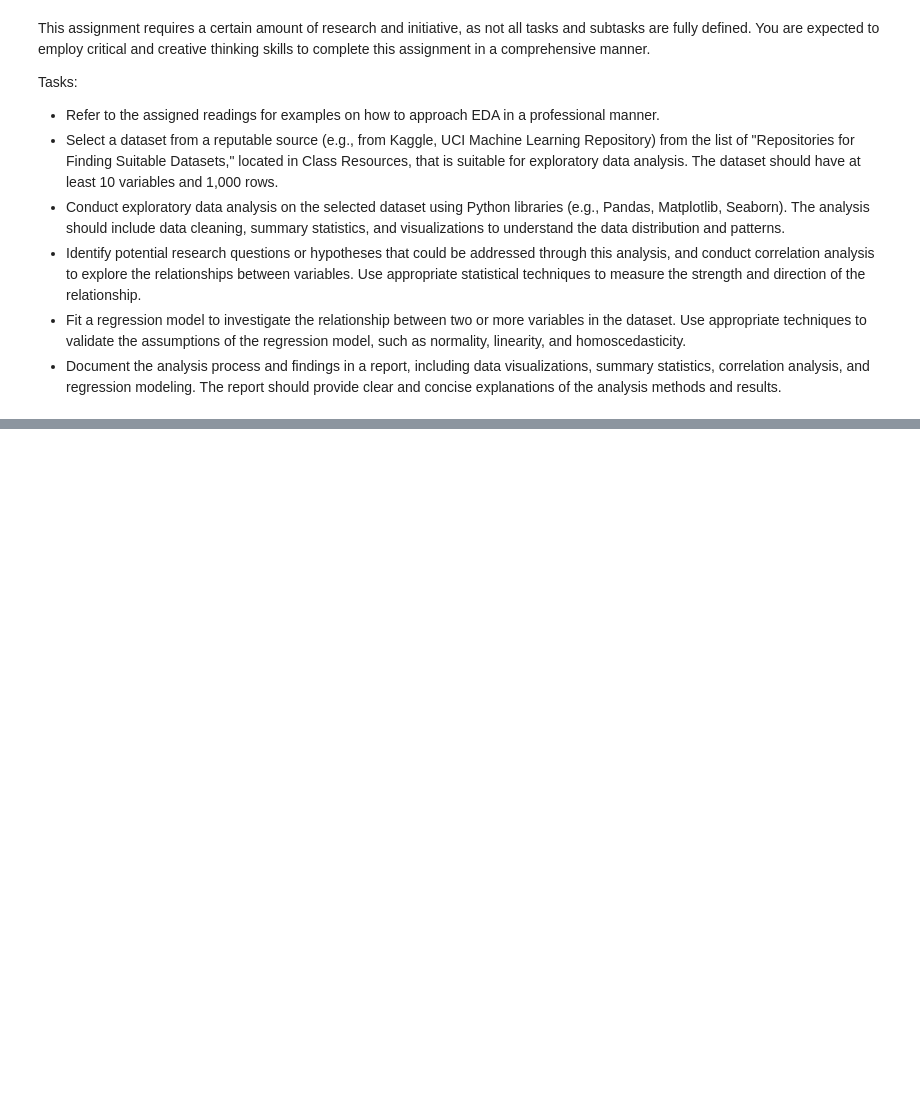
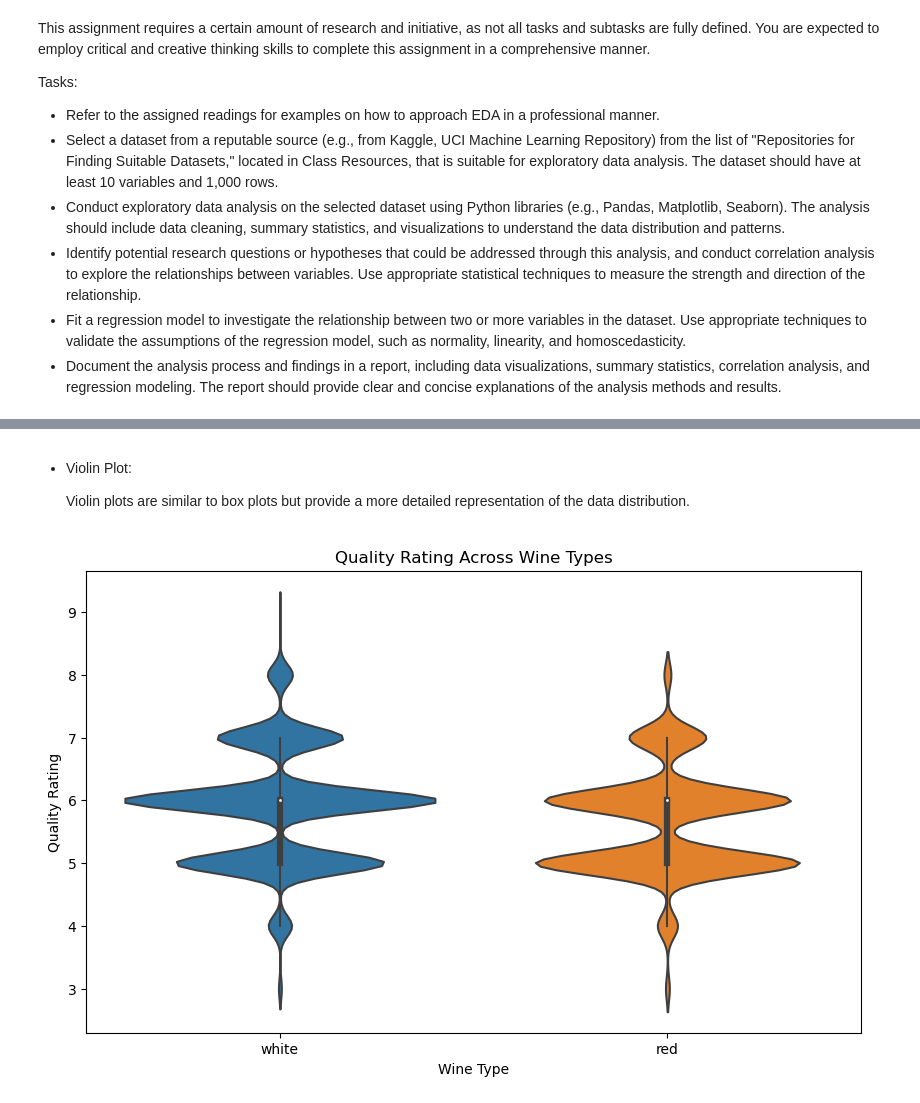
Before and after one commit to ARMAND-cod-eng/Statistical-Modeling, a Jupyter notebook: Statistical Modeling.ipynb, the cells around one changed output, grey strips where cells are left out. Saved outputs shown, nothing was run; the diff lists cells and outputs as text; code cells hidden in the pictures; blank space fills up the shorter version.

```diff
--- a/Statistical Modeling.ipynb
+++ b/Statistical Modeling.ipynb
@@ -13,0 +214,13 @@ Tasks:
+# %% [markdown]
+- Violin Plot:
+
+    Violin plots are similar to box plots but provide a more detailed representation of the data distribution.
+# %%
+plt.figure(figsize=(10, 6))
+sns.violinplot(x='type', y='quality', data=df)
+plt.title('Quality Rating Across Wine Types')
+plt.xlabel('Wine Type')
+plt.ylabel('Quality Rating')
+plt.show()
+# %% [output]
+[figure, added]
```
Also changed, not shown: parts of 45 cells of this notebook.
